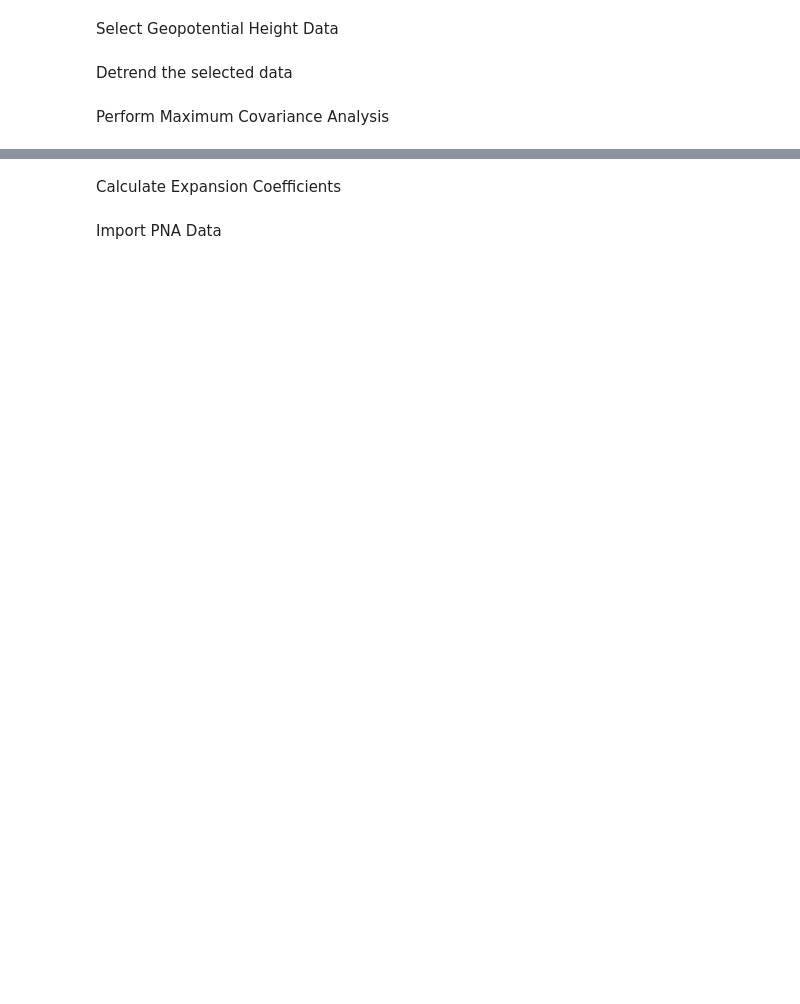
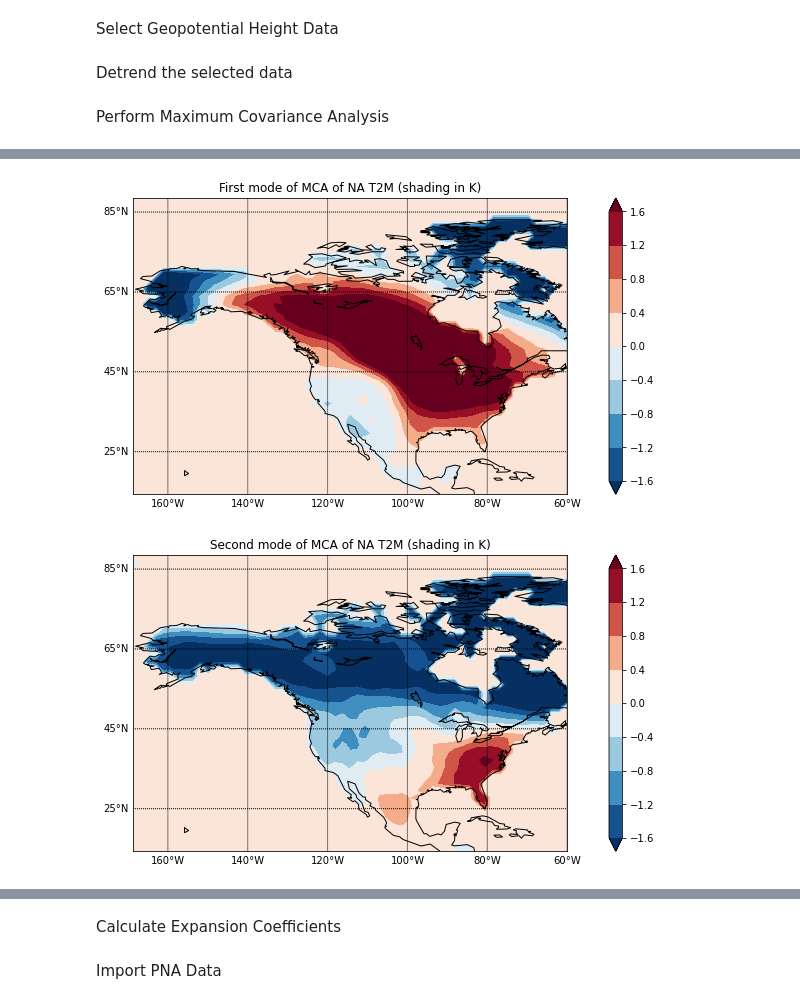
Before and after one commit to InigoP/NOAA, a Jupyter notebook: index_calculation.ipynb, the cells around one changed output, grey strips where cells are left out. Saved outputs shown, nothing was run; the diff lists cells and outputs as text; code cells hidden in the pictures; blank space fills up the shorter version.

```diff
--- a/index_calculation.ipynb
+++ b/index_calculation.ipynb
@@ -212,7 +213,7 @@ def svd(temp, hgt):
     b2 = np.dot(hgt_2d, V[:,1, np.newaxis])
     V2_norm = V2*np.std(b2)
     b2_norm = b2/np.std(b2)
-    return U1_norm, a1_norm, U2_norm, a2_norm, V1_norm, b1_norm, V2_norm, b2_norm
+    return U1_norm, a1_norm, U2_norm, a2_norm, V1_norm, b1_norm, V2_norm, b2_norm, scf
 # %%
 def calculate_EC(a1_norm, b1_norm, a2_norm, b2_norm):
     '''
@@ -441,3 +472,36 @@ def find_correlation(dataset1, dataset2):
     print('P-value: ' + str(pvalue))
 
     return crr, pvalue
+# %%
+def map_temp(svd_result, title):
+    '''
+    create geovisualization for temperature from maximum covariance analysis
+
+    Parameters
+    ---
+    svd_results:
+    title: string
+
+    Returns
+    ---
+    image
+    '''
+    parallels = np.arange(25,90,20.)
+    meridians = np.arange(-180,180,20)
+    infile = 'C:/Users/inigo/Documents/MATLAB/NCEP_Data/NCEP_R2/air.2m.mon.mean.nc'
+    ncin = Dataset(infile, 'r')
+    lat  = ncin.variables['lat'][0:40]
+    lon  = ncin.variables['lon'][102:161]
+    m = Basemap(projection='cyl', llcrnrlon=min(lon), llcrnrlat=min(lat),
+        urcrnrlon=max(lon), urcrnrlat=max(lat))
+    x, y = m(*np.meshgrid(lon, lat))
+    fig = plt.figure(figsize=(15,12))
+    levels = np.arange(-1.6, 2, 0.4)
+    ax = fig.add_subplot(211)
+    cs = m.contourf(x, y, svd_result, levels,cmap=plt.cm.RdBu_r, extend = 'both')
+    m.drawcoastlines()
+    m.drawparallels(parallels, labels=[1,0,0,0])
+    m.drawmeridians(meridians, labels=[1,0,0,1])
+    plt.colorbar()
+    plt.title(title)
+    plt.savefig(title +'.png')
@@ -488,0 +628,6 @@ b2_djf_norm = djf_results[7]
+# %%
+map_temp(U1_djf_norm, 'First mode of MCA of NA T2M (shading in K)')
+map_temp(U2_djf_norm, 'Second mode of MCA of NA T2M (shading in K)')
+# %% [output]
+[figure, added]
+[figure, added]
```
Also changed, not shown: parts of 40 cells of this notebook.
